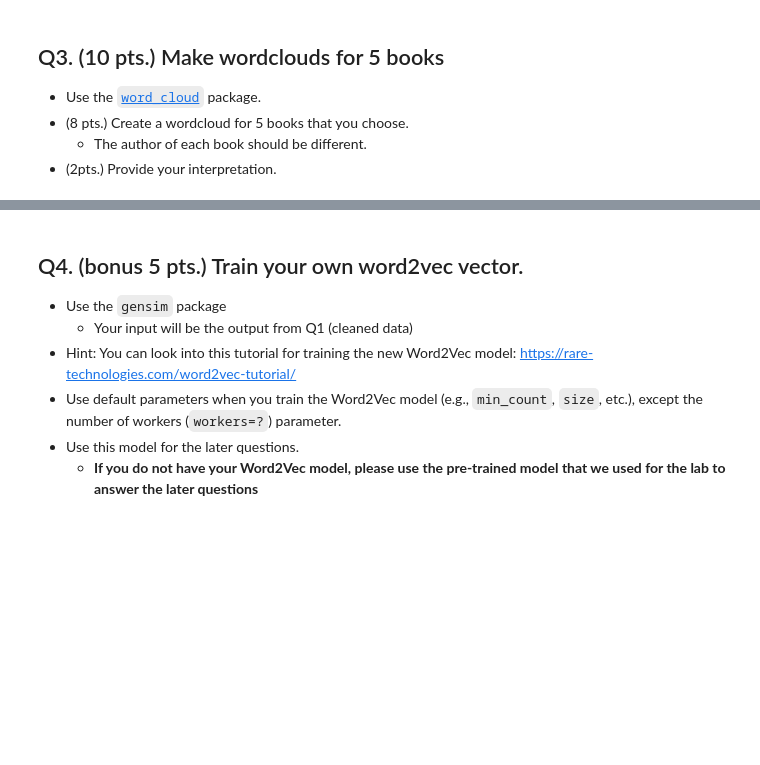
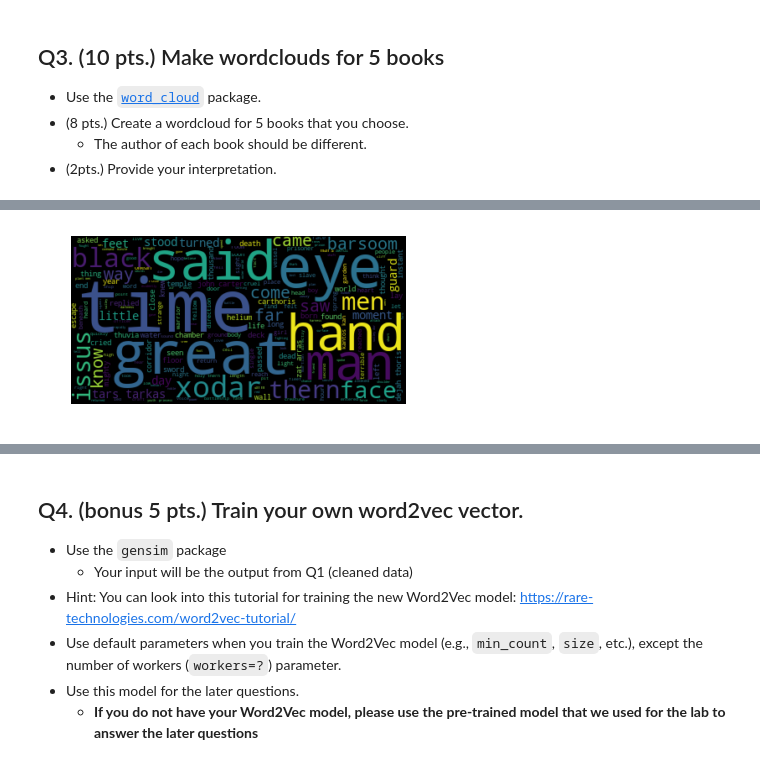
Before and after one commit to tengdann/si618, a Jupyter notebook: 618_HW5.ipynb, the cells around one changed output, grey strips where cells are left out. Cells and saved outputs as stored; diff of their text form; code cells hidden in the pictures; blank space fills up the shorter version.

```diff
--- a/618_HW5.ipynb
+++ b/618_HW5.ipynb
@@ -152,0 +185,9 @@ plt.show()
+# %%
+text = word_text.content[3]
+wordcloud = WordCloud().generate(text)
+
+plt.imshow(wordcloud, interpolation='bilinear')
+plt.axis("off")
+plt.show()
+# %% [output]
+[figure, added]
```
Also changed, not shown: parts of 7 cells of this notebook.
